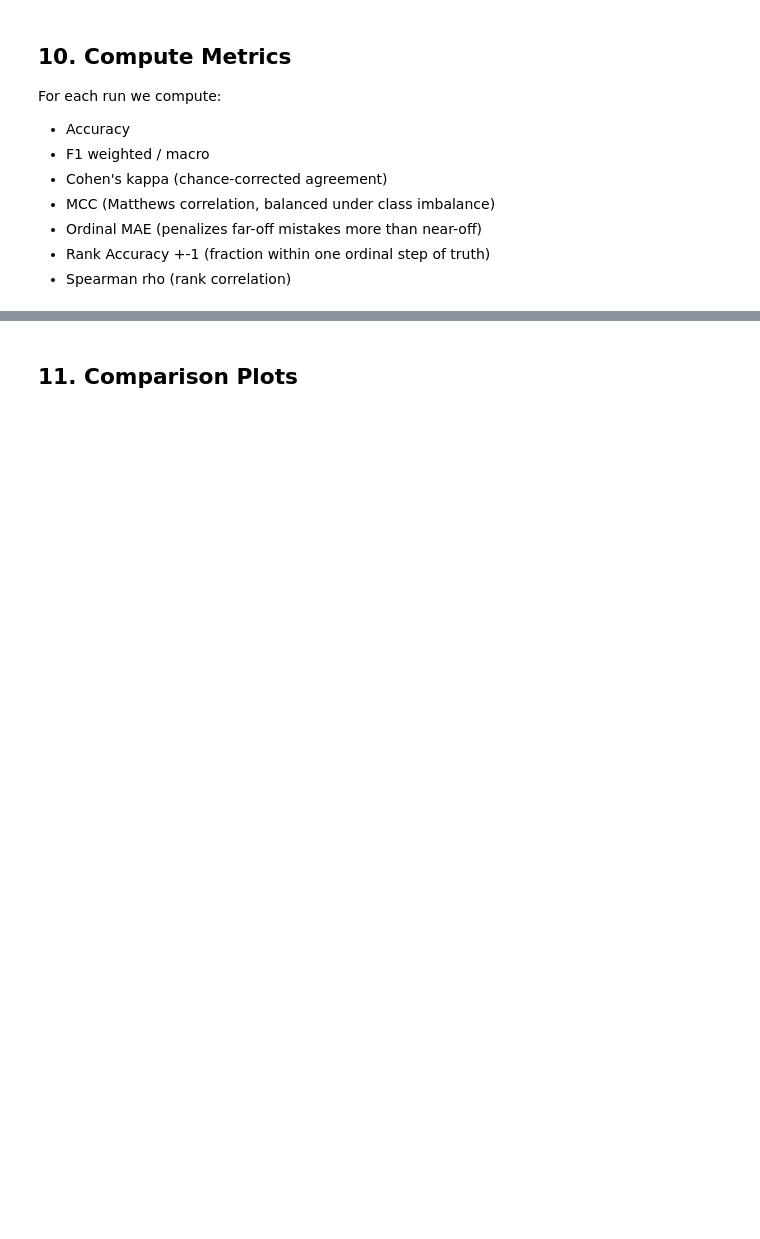
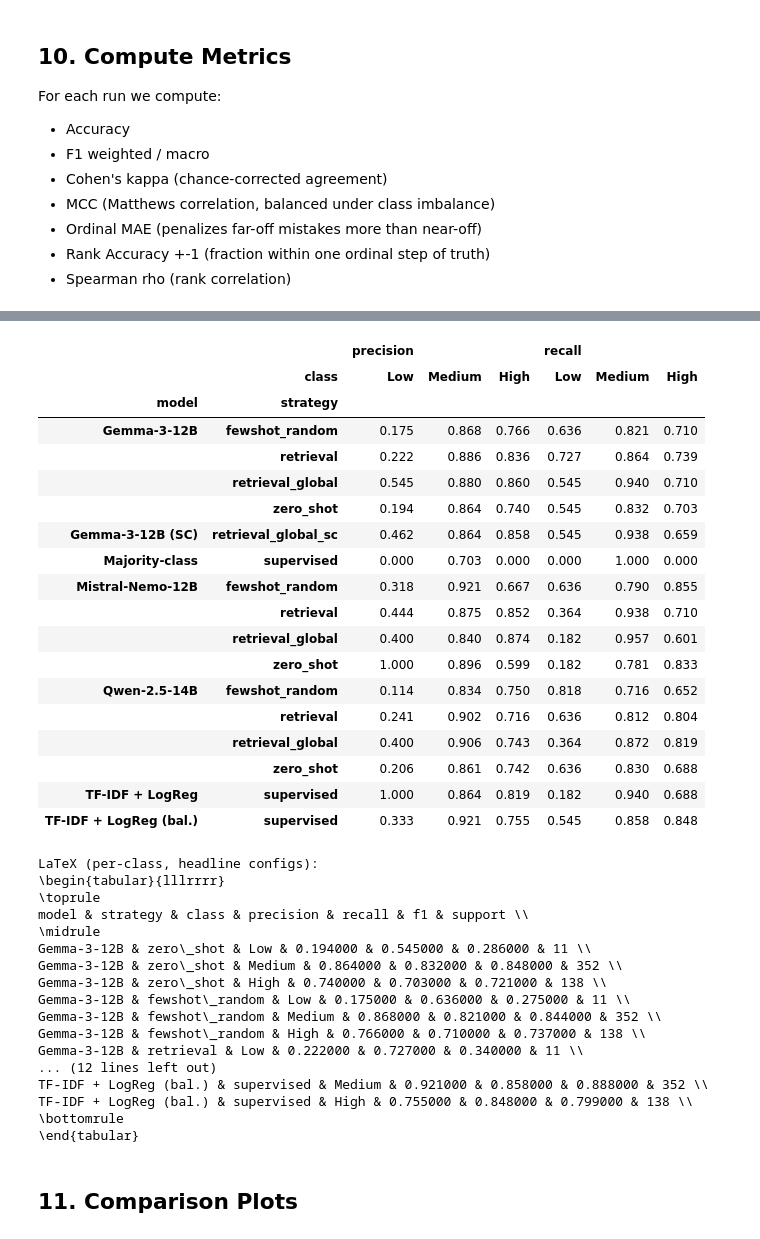
Before and after one commit to Pletea-Marinescu-Valentin/Wine-Quality, a Jupyter notebook: wine_llm_comparison.ipynb, the cells around one changed output, grey strips where cells are left out. Cells and saved outputs as stored; diff of their text form; code cells hidden in the pictures; blank space fills up the shorter version.

```diff
--- a/wine_llm_comparison.ipynb
+++ b/wine_llm_comparison.ipynb
@@ -749,3 +1140,73 @@ display(results_df.round(4))
+# %%
+from sklearn.metrics import precision_recall_fscore_support
+
+pc_rows = []
+for r in all_runs:
+    prec, rec, f1c, support = precision_recall_fscore_support(
+        r["labels"], r["preds"], labels=list(range(NUM_CLASSES)), zero_division=0)
+    for k in range(NUM_CLASSES):
+        pc_rows.append({
+            "model":     r["model"],
+            "strategy":  r["strategy"],
+            "class":     CLASS_NAMES[k],
+            "precision": prec[k],
+            "recall":    rec[k],
+            "f1":        f1c[k],
+            "support":   int(support[k]),
+        })
+per_class_df = pd.DataFrame(pc_rows)
+per_class_df.round(4).to_csv("llm_per_class.csv", index=False)
+
+wide = per_class_df.pivot_table(index=["model", "strategy"],
+                                columns="class",
+                                values=["precision", "recall"])
+wide = wide.reindex(columns=["precision", "recall"], level=0) \
+           .reindex(columns=CLASS_NAMES, level=1)
+display(wide.round(3))
+
+headline = per_class_df[
+    (per_class_df["model"] == best_llm["model"]) |
+    (per_class_df["strategy"] == "supervised")
+]
+print("LaTeX (per-class, headline configs):")
+print(headline.round(3).to_latex(index=False, escape=True))
+# %% [output]
+|  |  | precision |  |  | recall |  |  |
+|  | class | Low | Medium | High | Low | Medium | High |
+| model | strategy |  |  |  |  |  |  |
+| Gemma-3-12B | fewshot_random | 0.175 | 0.868 | 0.766 | 0.636 | 0.821 | 0.710 |
+|  | retrieval | 0.222 | 0.886 | 0.836 | 0.727 | 0.864 | 0.739 |
+|  | retrieval_global | 0.545 | 0.880 | 0.860 | 0.545 | 0.940 | 0.710 |
+|  | zero_shot | 0.194 | 0.864 | 0.740 | 0.545 | 0.832 | 0.703 |
+| Gemma-3-12B (SC) | retrieval_global_sc | 0.462 | 0.864 | 0.858 | 0.545 | 0.938 | 0.659 |
+| Majority-class | supervised | 0.000 | 0.703 | 0.000 | 0.000 | 1.000 | 0.000 |
+| Mistral-Nemo-12B | fewshot_random | 0.318 | 0.921 | 0.667 | 0.636 | 0.790 | 0.855 |
+|  | retrieval | 0.444 | 0.875 | 0.852 | 0.364 | 0.938 | 0.710 |
+|  | retrieval_global | 0.400 | 0.840 | 0.874 | 0.182 | 0.957 | 0.601 |
+|  | zero_shot | 1.000 | 0.896 | 0.599 | 0.182 | 0.781 | 0.833 |
+| Qwen-2.5-14B | fewshot_random | 0.114 | 0.834 | 0.750 | 0.818 | 0.716 | 0.652 |
+|  | retrieval | 0.241 | 0.902 | 0.716 | 0.636 | 0.812 | 0.804 |
+|  | retrieval_global | 0.400 | 0.906 | 0.743 | 0.364 | 0.872 | 0.819 |
+|  | zero_shot | 0.206 | 0.861 | 0.742 | 0.636 | 0.830 | 0.688 |
+| TF-IDF + LogReg | supervised | 1.000 | 0.864 | 0.819 | 0.182 | 0.940 | 0.688 |
+| TF-IDF + LogReg (bal.) | supervised | 0.333 | 0.921 | 0.755 | 0.545 | 0.858 | 0.848 |
+LaTeX (per-class, headline configs):
+\begin{tabular}{lllrrrr}
+\toprule
+model & strategy & class & precision & recall & f1 & support \\
+\midrule
+Gemma-3-12B & zero\_shot & Low & 0.194000 & 0.545000 & 0.286000 & 11 \\
+Gemma-3-12B & zero\_shot & Medium & 0.864000 & 0.832000 & 0.848000 & 352 \\
+Gemma-3-12B & zero\_shot & High & 0.740000 & 0.703000 & 0.721000 & 138 \\
+Gemma-3-12B & fewshot\_random & Low & 0.175000 & 0.636000 & 0.275000 & 11 \\
+Gemma-3-12B & fewshot\_random & Medium & 0.868000 & 0.821000 & 0.844000 & 352 \\
+Gemma-3-12B & fewshot\_random & High & 0.766000 & 0.710000 & 0.737000 & 138 \\
+Gemma-3-12B & retrieval & Low & 0.222000 & 0.727000 & 0.340000 & 11 \\
+... (12 lines left out)
+TF-IDF + LogReg (bal.) & supervised & Medium & 0.921000 & 0.858000 & 0.888000 & 352 \\
+TF-IDF + LogReg (bal.) & supervised & High & 0.755000 & 0.848000 & 0.799000 & 138 \\
+\bottomrule
+\end{tabular}
 # %% [markdown]
 ## 11. Comparison Plots
 # %%
```
Also changed, not shown: parts of 31 cells of this notebook.
